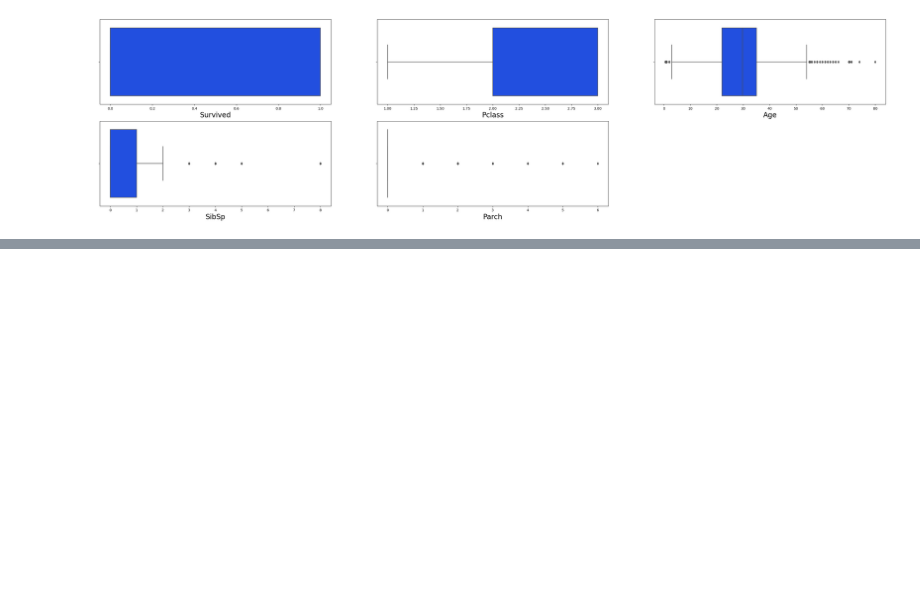
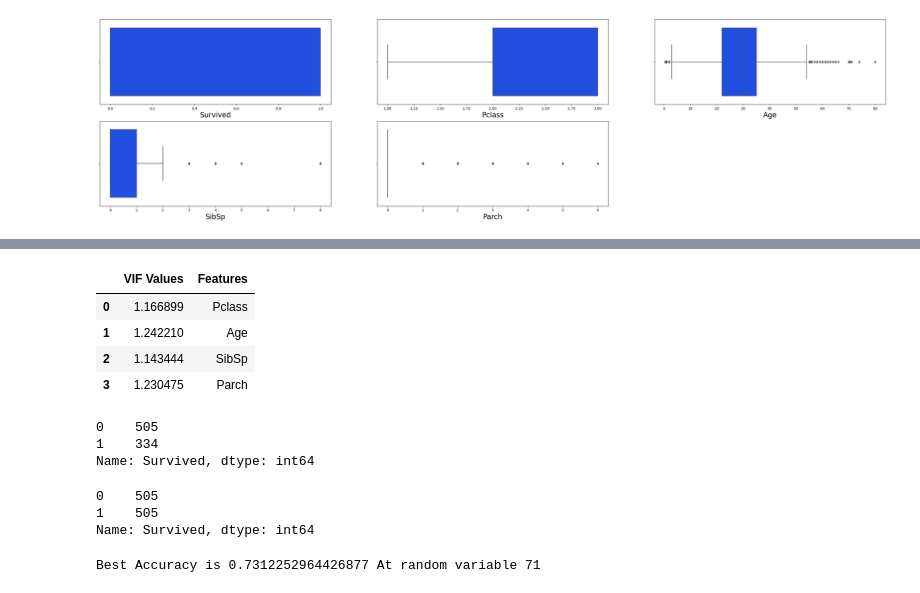
Before and after one commit to rzt1995/Internship, a Jupyter notebook: Practice_project_2.ipynb, the cells around one changed output, grey strips where cells are left out. Saved outputs shown, nothing was run; the diff lists cells and outputs as text; code cells hidden in the pictures; blank space fills up the shorter version.

```diff
--- a/Practice_project_2.ipynb
+++ b/Practice_project_2.ipynb
@@ -1605,0 +1649,17 @@ KeyError: 'Happiness Score'
+# %%
+vif=pd.DataFrame()
+vif["VIF Values"]=[variance_inflation_factor(x.values,i) for i in range(len(x.columns))]
+vif["Features"]=x.columns
+vif
+# %% [output]
+|  | VIF Values | Features |
+| 0 | 1.166899 | Pclass |
+| 1 | 1.242210 | Age |
+| 2 | 1.143444 | SibSp |
+| 3 | 1.230475 | Parch |
+# %%
+y.value_counts()
+# %% [output]
+0    505
+1    334
+Name: Survived, dtype: int64
@@ -1605,0 +1671,24 @@ KeyError: 'Happiness Score'
+# %%
+y.value_counts()
+# %% [output]
+0    505
+1    505
+Name: Survived, dtype: int64
+# %%
+from sklearn.model_selection import train_test_split
+from sklearn.ensemble import RandomForestClassifier
+from sklearn.metrics import accuracy_score
+MaxACC= 0
+MaxRS= 0
+for i in range(1,200):
+    x_train,x_test,y_train,y_test=train_test_split(x,y,test_size=0.25, random_state=i)
+    RFR=RandomForestClassifier()
+    RFR.fit(x_train,y_train)
+    pred=RFR.predict(x_test)
+    Accu=accuracy_score(y_test,pred)
+    if Accu>MaxACC:
+        MaxACC=Accu
+        MaxRS= i
+print("Best Accuracy is", MaxACC,"At random variable", MaxRS)
+# %% [output]
+Best Accuracy is 0.7312252964426877 At random variable 71
```
Also changed, not shown: parts of 109 cells of this notebook.
